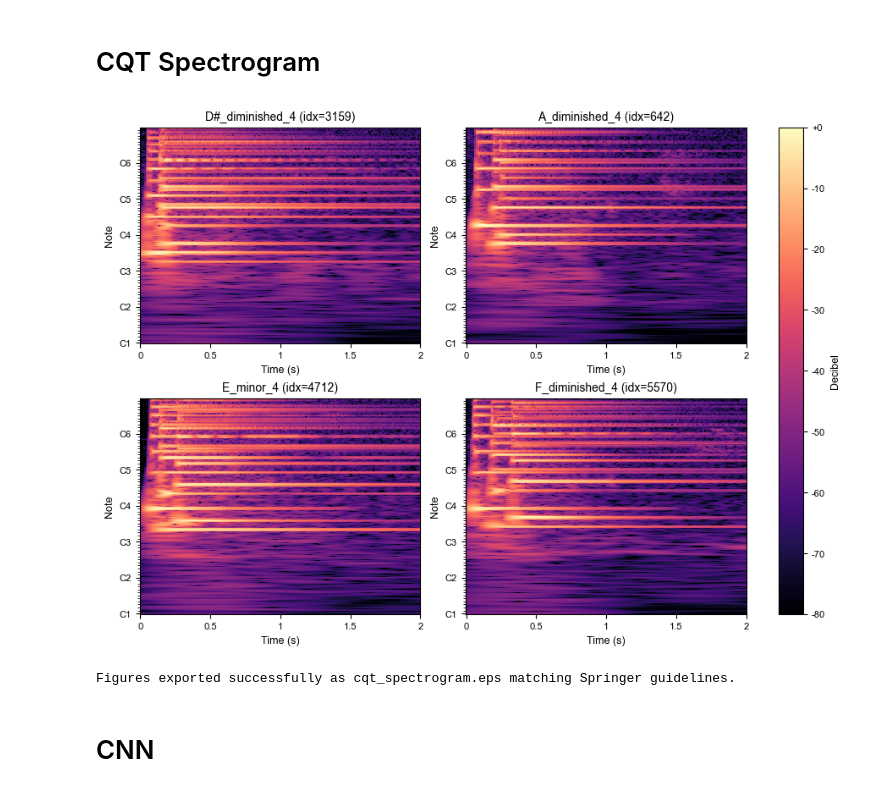
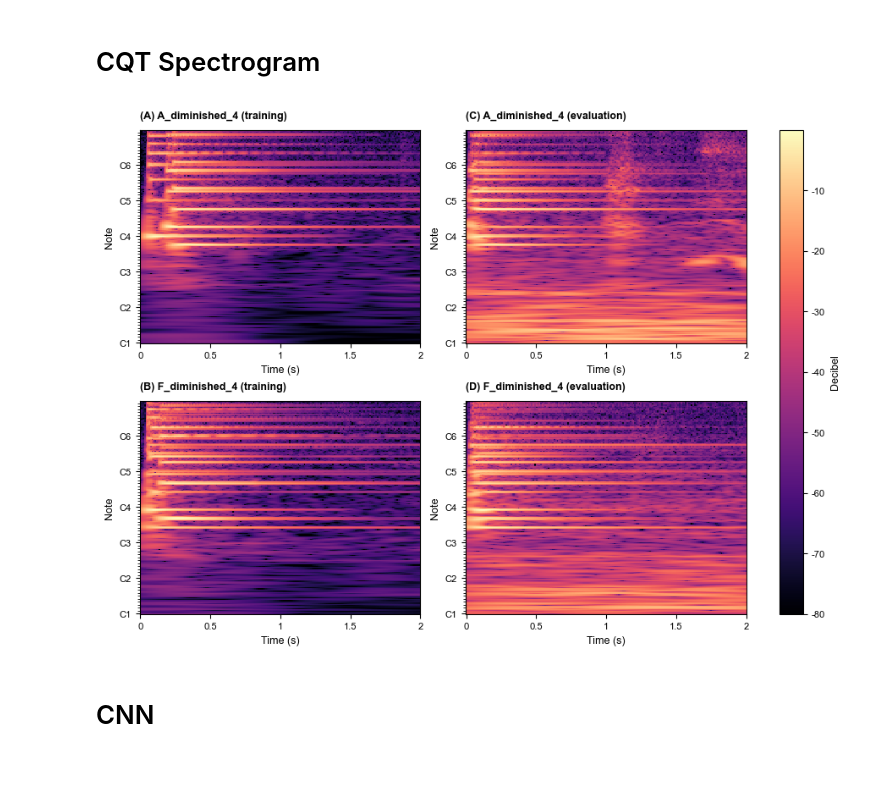
Before and after one commit to sglkc/chord-detector, a Jupyter notebook: training/notebooks/graphics/graphs.ipynb, the cells around one changed output. Drawn from its saved outputs; the diff is of its cells as text; code cells hidden in the pictures.

```diff
--- a/training/notebooks/graphics/graphs.ipynb
+++ b/training/notebooks/graphics/graphs.ipynb
@@ -111,51 +168,84 @@ import os
 import librosa
 import librosa.display
 
-# Load training features (notebook lives in notebooks/graphics/, so ../../ reaches training/)
-features_path = os.path.join('..', '..', 'features', 'opus-training.npz')
-if not os.path.exists(features_path):
-    raise FileNotFoundError(f'Features file not found: {features_path}')
+# Load training and evaluation CQT features
+train_path = os.path.join('..', '..', 'features', 'opus-training.npz')
+eval_path = os.path.join('..', '..', 'features', 'opus-evaluation.npz')
+for path in (train_path, eval_path):
+    if not os.path.exists(path):
+        raise FileNotFoundError(f'Features file not found: {path}')
 
-data = np.load(features_path)
-features = np.asarray(data['features'])
-labels = np.asarray(data['labels'])
+train_data = np.load(train_path)
+eval_data = np.load(eval_path)
+train_features = np.asarray(train_data['features'])
+train_labels = np.asarray(train_data['labels'])
+eval_features = np.asarray(eval_data['features'])
+eval_labels = np.asarray(eval_data['labels'])
 
 # CQT parameters matching the dataset
 fmin = librosa.note_to_hz('C1')
 hop_length = 512
 bins_per_octave = 36
 sr = 48_000
 
-# Pick 4 random samples
+# Compare two different classes: one sample each from training and evaluation
 rng = np.random.default_rng(42)
-sample_indices = rng.choice(len(features), size=4, replace=False)
+unique_train = np.unique(train_labels)
+# Prefer classes present in both splits
+classes_both = [c for c in unique_train if c in set(eval_labels)]
+if len(classes_both) < 2:
+    raise ValueError('Need at least two classes shared by training and evaluation')
+class_a, class_b = rng.choice(classes_both, size=2, replace=False)
 
-# Plot 4 CQT spectrograms in a 2x2 grid
+def pick_index(labels, class_name, rng):
+    idxs = np.flatnonzero(labels == class_name)
+    return int(rng.choice(idxs))
+
+# 2x2 grid:
+# (A) train class_a  (B) train class_b
+# (C) eval  class_a  (D) eval  class_b
+panel_specs = [
+    ('A', train_features, train_labels, class_a, 'training'),
+    ('C', eval_features,  eval_labels,  class_a, 'evaluation'),
+    ('B', train_features, train_labels, class_b, 'training'),
+    ('D', eval_features,  eval_labels,  class_b, 'evaluation'),
+]
+
 fig, axes = plt.subplots(2, 2, figsize=(fig_width_inch * 1.6, fig_height_inch * 1.6), layout='constrained')
-for ax, sample_idx in zip(axes.flat, sample_indices):
-    sample_cqt = features[sample_idx]
-    sample_label = labels[sample_idx]
+img = None
+for ax, (letter, feats, labs, cls, split) in zip(axes.flat, panel_specs):
+    sample_idx = pick_index(labs, cls, rng)
+    sample_cqt = feats[sample_idx]
     img = librosa.display.specshow(
         sample_cqt,
         ax=ax,
         x_axis='time',
         y_axis='cqt_note',
         sr=sr,
         fmin=fmin,
         bins_per_octave=bins_per_octave,
         hop_length=hop_length,
         cmap='magma',
     )
-    ax.set_title(f'{sample_label} (idx={sample_idx})')
+    # Panel letter + chord class outside axes (above plot)
+    ax.text(
+        0.0, 1.04, f'({letter}) {cls} ({split})',
+        transform=ax.transAxes,
+        fontsize=9,
+        fontweight='bold',
+        color='black',
+        va='bottom',
+        ha='left',
+        clip_on=False,
+    )
     ax.set_xlabel('Time (s)')
     ax.set_ylabel('Note')
 
 fig.colorbar(img, ax=axes, format='%+2.0f', label='Decibel')
 
 export_plot("cqt_spectrogram")
 # %% [output]
-[figure, old version]
+[figure, new version]
-Figures exported successfully as cqt_spectrogram.eps matching Springer guidelines.
 # %% [markdown]
 # CNN
 # %% [markdown]
```
Also changed, not shown: parts of 9 cells of this notebook, 1 other file.
